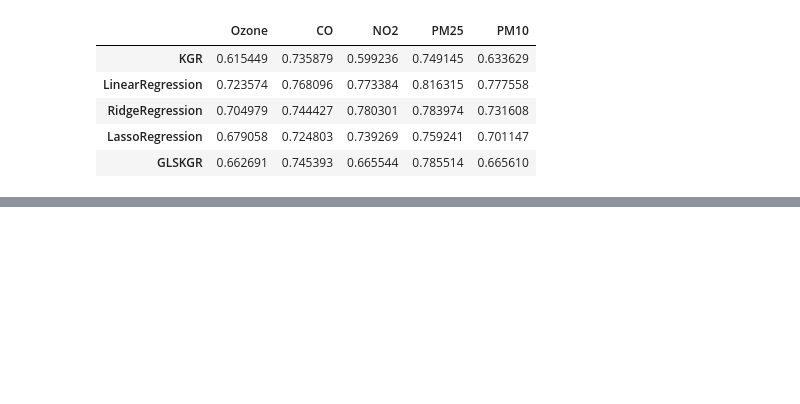
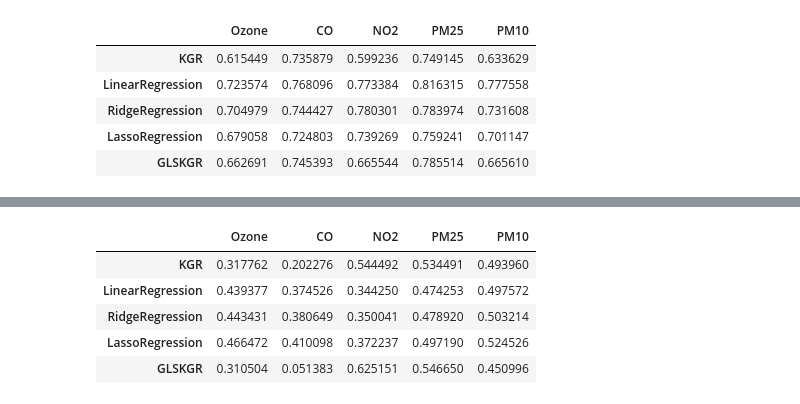
Before and after one commit to nickelnine37/GLS-Kernel-Graph-Regression, a Jupyter notebook: notebooks/model.ipynb, the cells around one changed output, grey strips where cells are left out. Cells and saved outputs as stored; diff of their text form; code cells hidden in the pictures; blank space fills up the shorter version.

```diff
--- a/notebooks/model.ipynb
+++ b/notebooks/model.ipynb
@@ -140,2 +177,9 @@ pd.DataFrame(RMSE['Missing Dates']).T.drop('SO2', axis=1).to_csv('results/unlabe
 # %%
-pd.DataFrame(RMSE['Labelled']).T.drop('SO2', axis=1).to_csv('results/labelled.csv')
+pd.DataFrame(RMSE['Labelled']).T.drop('SO2', axis=1)#.to_csv('results/labelled.csv')
+# %% [output]
+|  | Ozone | CO | NO2 | PM25 | PM10 |
+| KGR | 0.317762 | 0.202276 | 0.544492 | 0.534491 | 0.493960 |
+| LinearRegression | 0.439377 | 0.374526 | 0.344250 | 0.474253 | 0.497572 |
+| RidgeRegression | 0.443431 | 0.380649 | 0.350041 | 0.478920 | 0.503214 |
+| LassoRegression | 0.466472 | 0.410098 | 0.372237 | 0.497190 | 0.524526 |
+| GLSKGR | 0.310504 | 0.051383 | 0.625151 | 0.546650 | 0.450996 |
```
Also changed, not shown: parts of 8 cells of this notebook, 6 other files.
